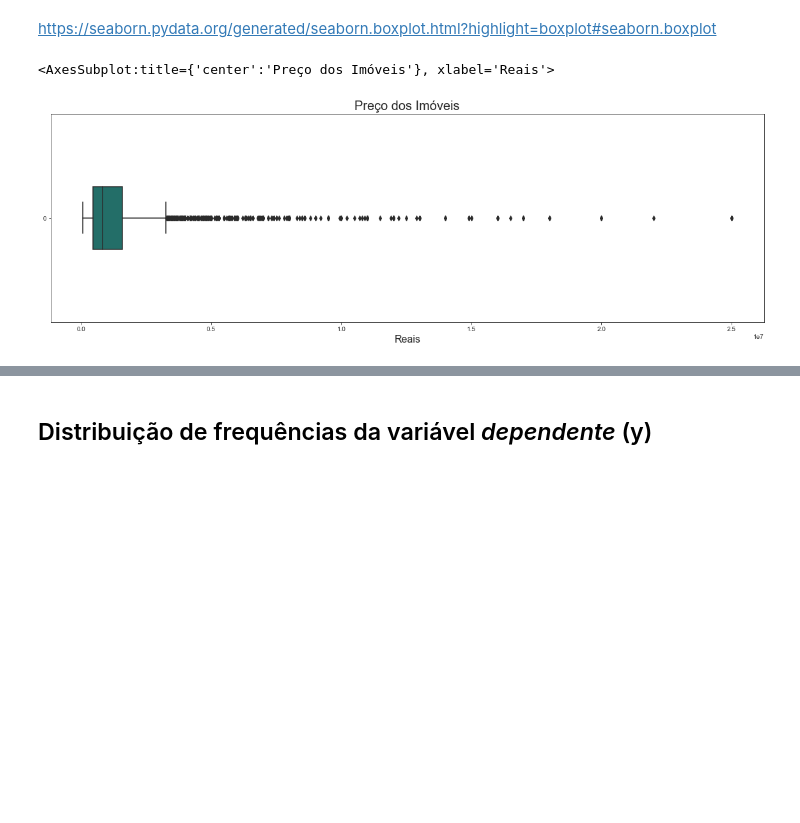
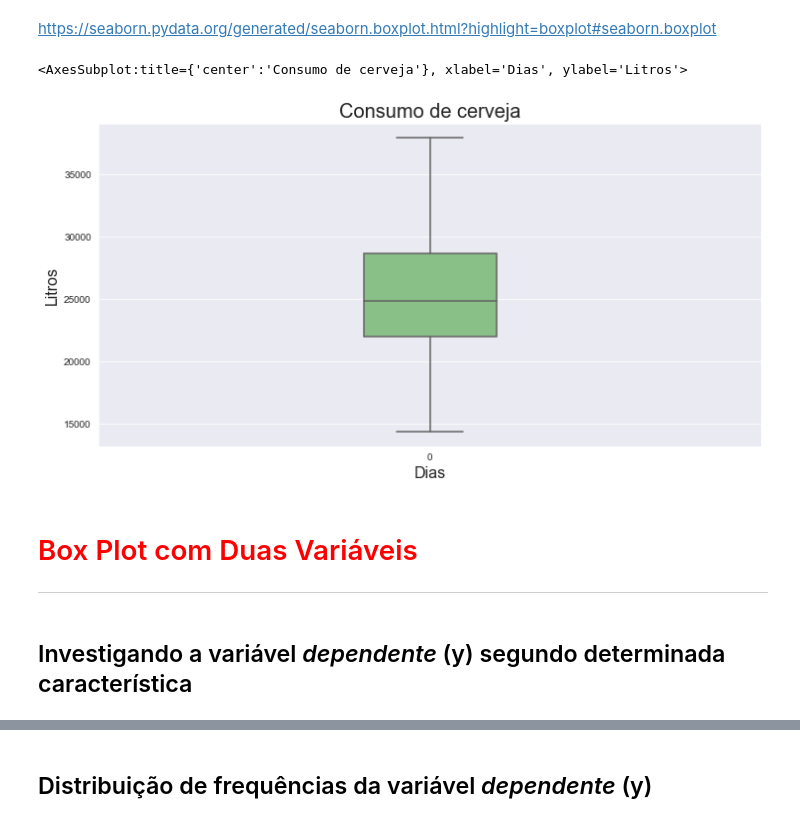
Before and after one commit to rafaelcarvalho7/AluraFCD, a Jupyter notebook: Regressão Linear.ipynb, the cells around one changed output, grey strips where cells are left out. Saved outputs shown, nothing was run; the diff lists cells and outputs as text; code cells hidden in the pictures; blank space fills up the shorter version.

```diff
--- a/Regressão Linear.ipynb
+++ b/Regressão Linear.ipynb
@@ -30,7 +46,7 @@ import pandas as pd
 # %% [markdown]
 ## Leitura dos dados
 # %%
-dados = pd.read_csv('../Dados/dataset.csv', sep=';')
+dados = pd.read_csv("consumo_cerveja.csv", sep = ";")
 # %% [markdown]
 ## Visualizar os dados
 # %%
@@ -91,8 +151,2 @@ import seaborn as sns
-# %%
-# palette -> Accent, Accent_r, Blues, Blues_r, BrBG, BrBG_r, BuGn, BuGn_r, BuPu, BuPu_r, CMRmap, CMRmap_r, Dark2, Dark2_r, GnBu, GnBu_r, Greens, Greens_r, Greys, Greys_r, OrRd, OrRd_r, Oranges, Oranges_r, PRGn, PRGn_r, Paired, Paired_r, Pastel1, Pastel1_r, Pastel2, Pastel2_r, PiYG, PiYG_r, PuBu, PuBuGn, PuBuGn_r, PuBu_r, PuOr, PuOr_r, PuRd, PuRd_r, Purples, Purples_r, RdBu, RdBu_r, RdGy, RdGy_r, RdPu, RdPu_r, RdYlBu, RdYlBu_r, RdYlGn, RdYlGn_r, Reds, Reds_r, Set1, Set1_r, Set2, Set2_r, Set3, Set3_r, Spectral, Spectral_r, Wistia, Wistia_r, YlGn, YlGnBu, YlGnBu_r, YlGn_r, YlOrBr, YlOrBr_r, YlOrRd, YlOrRd_r, afmhot, afmhot_r, autumn, autumn_r, binary, binary_r, bone, bone_r, brg, brg_r, bwr, bwr_r, cividis, cividis_r, cool, cool_r, coolwarm, coolwarm_r, copper, copper_r, cubehelix, cubehelix_r, flag, flag_r, gist_earth, gist_earth_r, gist_gray, gist_gray_r, gist_heat, gist_heat_r, gist_ncar, gist_ncar_r, gist_rainbow, gist_rainbow_r, gist_stern, gist_stern_r, gist_yarg, gist_yarg_r, gnuplot, gnuplot2, gnuplot2_r, gnuplot_r, gray, gray_r, hot, hot_r, hsv, hsv_r, icefire, icefire_r, inferno, inferno_r, jet, jet_r, magma, magma_r, mako, mako_r, nipy_spectral, nipy_spectral_r, ocean, ocean_r, pink, pink_r, plasma, plasma_r, prism, prism_r, rainbow, rainbow_r, rocket, rocket_r, seismic, seismic_r, spring, spring_r, summer, summer_r, tab10, tab10_r, tab20, tab20_r, tab20b, tab20b_r, tab20c, tab20c_r, terrain, terrain_r, viridis, viridis_r, vlag, vlag_r, winter, winter_r
-sns.set_palette("BrBG_r")
-
-# style -> white, dark, whitegrid, darkgrid, ticks
-sns.set_style("ticks")
 # %% [markdown]
 ## Box plot da variável *dependente* (y)
@@ -101,11 +153,18 @@ sns.set_style("ticks")
 # %% [markdown]
 https://seaborn.pydata.org/generated/seaborn.boxplot.html?highlight=boxplot#seaborn.boxplot
 # %%
-ax = sns.boxplot(data=dados["Valor"], orient = 'h', width =0.3)
-ax.figure.set_size_inches(20, 6)
-ax.set_title('Preço dos Imóveis', fontsize=20)
-ax.set_xlabel('Reais', fontsize=16)
+ax = sns.boxplot(data=dados['consumo'], orient='v', width=0.2)
+ax.figure.set_size_inches(12, 6)
+ax.set_title('Consumo de cerveja', fontsize = 20)
+ax.set_ylabel('Litros', fontsize = 16)
+ax.set_xlabel('Dias', fontsize = 16)
+
 ax
 # %% [output]
-<AxesSubplot:title={'center':'Preço dos Imóveis'}, xlabel='Reais'>
+<AxesSubplot:title={'center':'Consumo de cerveja'}, xlabel='Dias', ylabel='Litros'>
-[figure, old version]
+[figure, new version]
+# %% [markdown]
+# <font color='red' style='font-size: 30px;'>Box Plot com Duas Variáveis</font>
+<hr style='border: 2px solid red;'>
+# %% [markdown]
+## Investigando a variável *dependente* (y) segundo determinada característica
```
Also changed, not shown: parts of 161 cells of this notebook.
